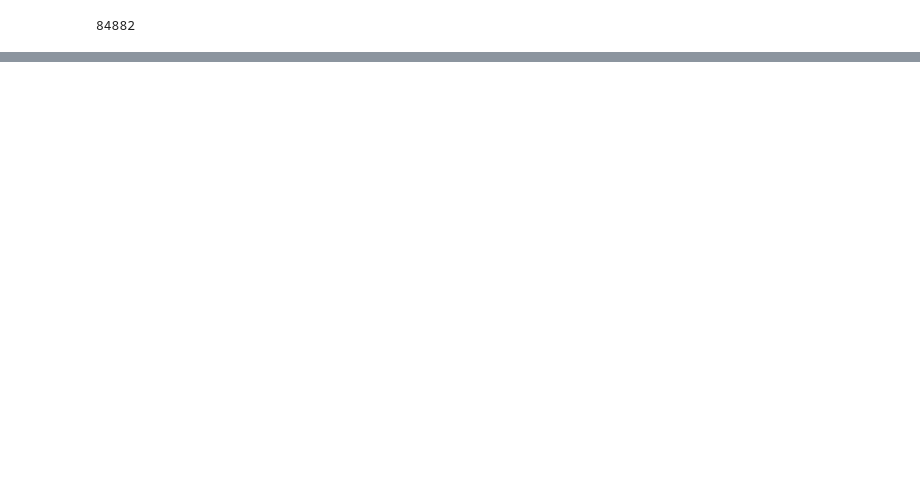
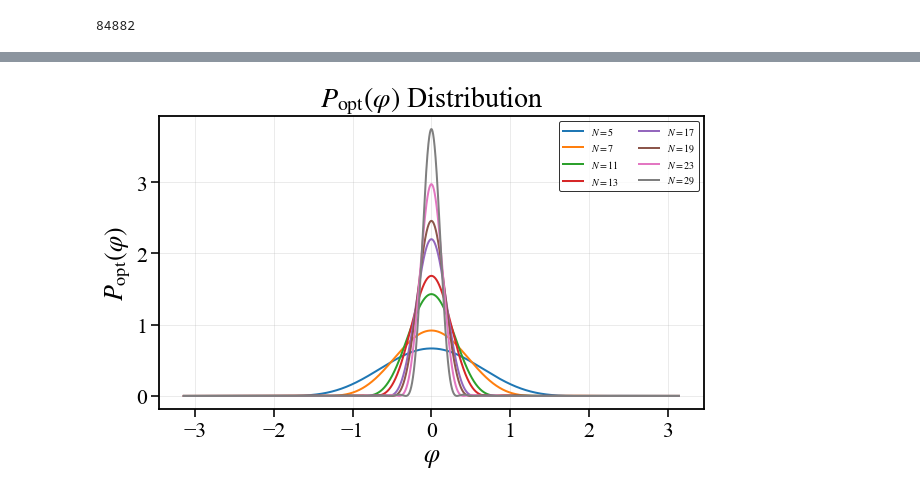
Before and after one commit to garyang3/crt-optimizer, a Jupyter notebook: CRT_error_test_fixed.ipynb, the cells around one changed output, grey strips where cells are left out. Cells and saved outputs as stored; diff of their text form; code cells hidden in the pictures; blank space fills up the shorter version.

```diff
--- a/CRT_error_test_fixed.ipynb
+++ b/CRT_error_test_fixed.ipynb
@@ -865,0 +1117,72 @@ Here is the full report generated by latex:
+# %%
+import numpy as np
+import matplotlib.pyplot as plt
+from matplotlib.ticker import AutoMinorLocator
+
+# ------------------------------------------------------------
+# Publication-style Matplotlib settings
+# ------------------------------------------------------------
+plt.rcParams.update({
+    # Font
+    "font.family": "Times New Roman",
+    "mathtext.fontset": "stix",
+    "font.size": 22,
+
+    # Axes
+    "axes.labelsize": 26,
+    "axes.titlesize": 28,
+    "axes.linewidth": 1.8,
+
+    # Ticks
+    "xtick.labelsize": 22,
+    "ytick.labelsize": 22,
+    "xtick.major.size": 8,
+    "ytick.major.size": 8,
+    "xtick.minor.size": 4,
+    "ytick.minor.size": 4,
+    "xtick.major.width": 1.6,
+    "ytick.major.width": 1.6,
+    "xtick.minor.width": 1.2,
+    "ytick.minor.width": 1.2,
+
+    # Legend
+    "legend.fontsize": 18,
+    "legend.frameon": True,
+    "legend.edgecolor": "black",
+
+    # Lines
+    "lines.linewidth": 3.0,
+
+    # Saving
+    "savefig.dpi": 600,
+    "savefig.bbox": "tight",
+    "pdf.fonttype": 42,
+    "ps.fonttype": 42,
+})
+
+prime_sets_r = [
+    [5,  7, 11, 13, 17],
+    [7, 11, 13, 17, 19],
+    [11, 13, 17, 19, 23],
+    [13, 17, 19, 23, 29],
+]
+
+all_moduli = sorted(set(m for s in prime_sets_r for m in s))
+
+fig, ax = plt.subplots(figsize=(9, 6))
+
+for N in all_moduli:
+    phi_grid, pdf, cdf, dphi, Z = make_popt_grid(N)
+    ax.plot(phi_grid, pdf, linewidth=2, label=rf'$N={N}$')
+
+ax.set_xlabel(r'$\varphi$')
+ax.set_ylabel(r'$P_{\mathrm{opt}}(\varphi)$')
+ax.set_title(r'$P_{\mathrm{opt}}(\varphi)$ Distribution')
+ax.legend(ncol=2, fontsize=10)
+ax.grid(alpha=0.3)
+
+plt.tight_layout()
+plt.savefig('ErrorDistribution.pdf')
+plt.show()
+# %% [output]
+[figure, added]
```
Also changed, not shown: parts of 18 cells of this notebook, 9 other files.
